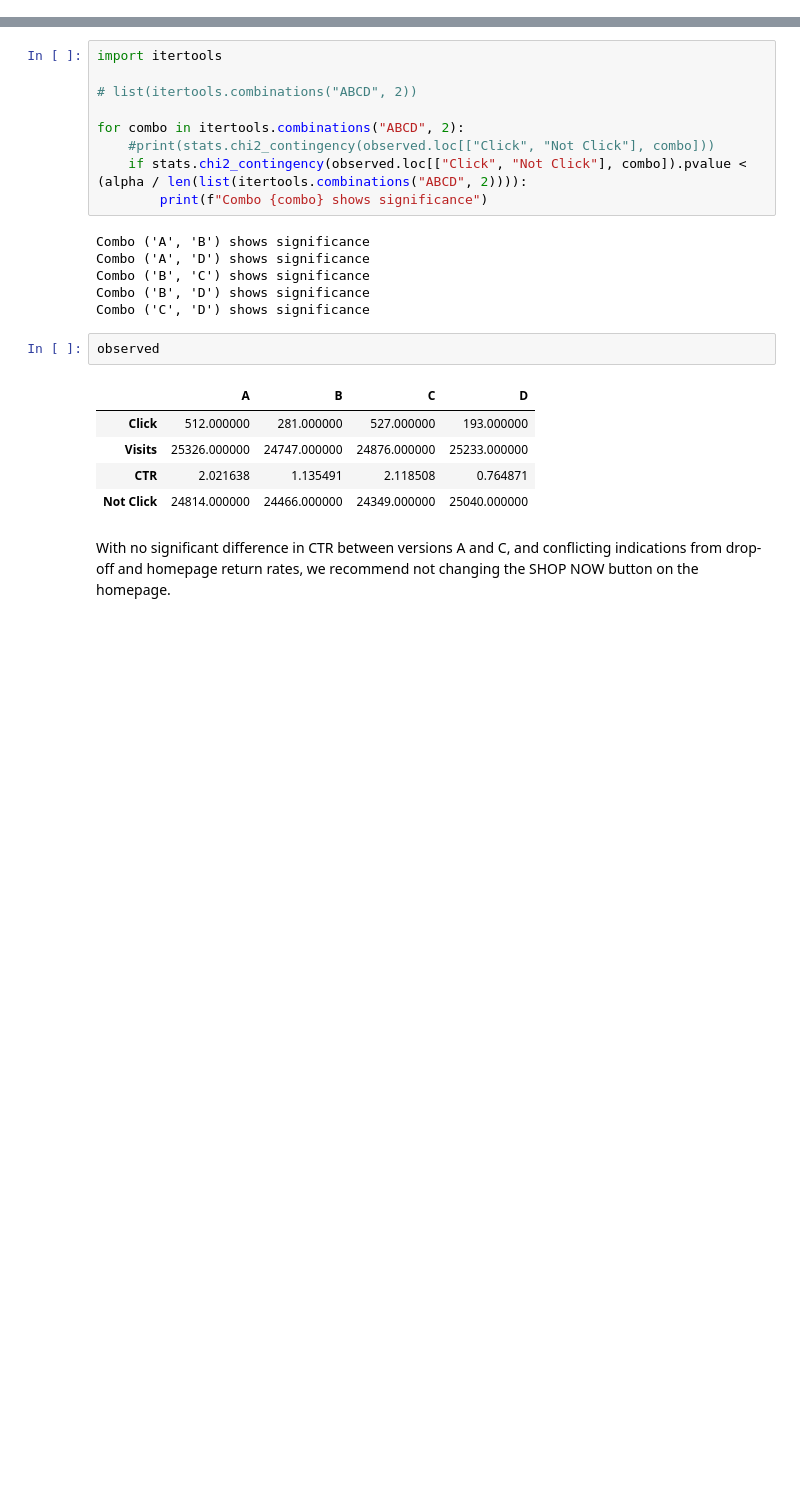
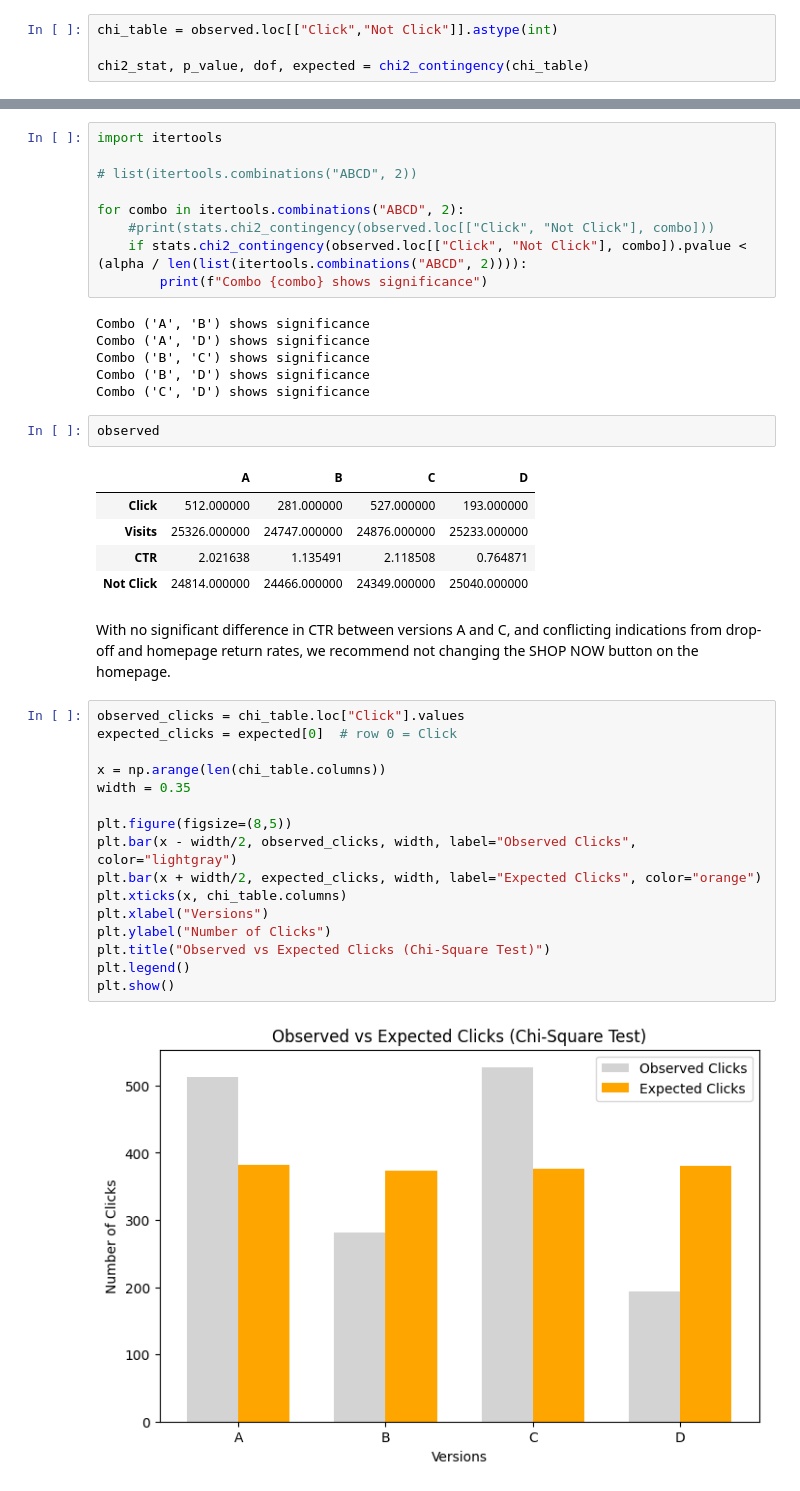
Before and after one commit to elcintimurcakmak/A-B-Testing, a Jupyter notebook: eniac_A_B_testing_with_four_button_versions.ipynb, the cells around one changed output, grey strips where cells are left out. Saved outputs shown, nothing was run; the diff lists cells and outputs as text; blank space fills up the shorter version.

```diff
--- a/eniac_A_B_testing_with_four_button_versions.ipynb
+++ b/eniac_A_B_testing_with_four_button_versions.ipynb
@@ -113,3 +113,7 @@ results = stats.chi2_contingency(observed.loc[["Click", "Not Click"]])
+# %%
+chi_table = observed.loc[["Click","Not Click"]].astype(int)
+
+chi2_stat, p_value, dof, expected = chi2_contingency(chi_table)
 # %%
 results.pvalue
 # %% [output]
@@ -158,3 +162,21 @@ observed
 | Not Click | 24814.000000 | 24466.000000 | 24349.000000 | 25040.000000 |
 # %% [markdown]
 With no significant difference in CTR between versions A and C, and conflicting indications from drop-off and homepage return rates, we recommend not changing the SHOP NOW button on the homepage.
+# %%
+observed_clicks = chi_table.loc["Click"].values
+expected_clicks = expected[0]  # row 0 = Click
+
+x = np.arange(len(chi_table.columns))
+width = 0.35
+
+plt.figure(figsize=(8,5))
+plt.bar(x - width/2, observed_clicks, width, label="Observed Clicks", color="lightgray")
+plt.bar(x + width/2, expected_clicks, width, label="Expected Clicks", color="orange")
+plt.xticks(x, chi_table.columns)
+plt.xlabel("Versions")
+plt.ylabel("Number of Clicks")
+plt.title("Observed vs Expected Clicks (Chi-Square Test)")
+plt.legend()
+plt.show()
+# %% [output]
+[figure, added]
```
Also changed, not shown: parts of 4 cells of this notebook.
